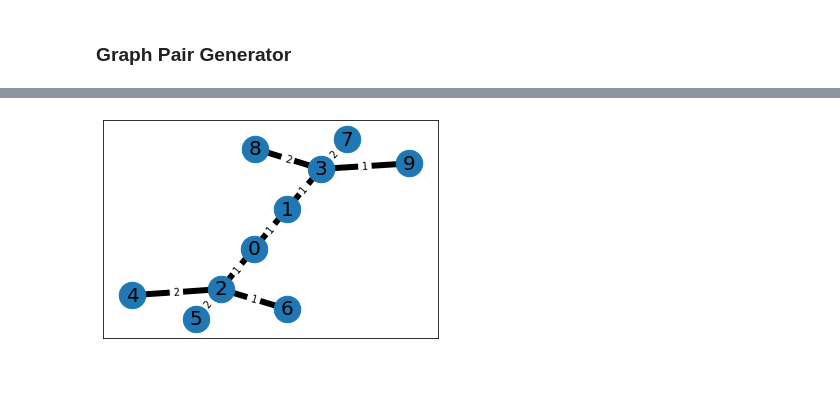
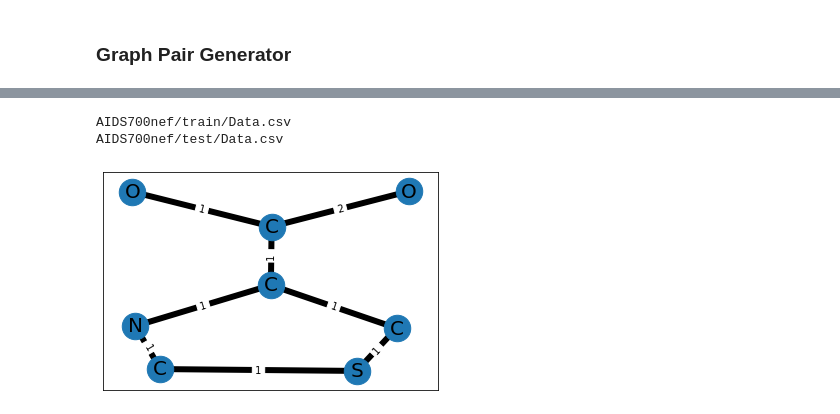
Before and after one commit to neuralresearch/CS39-6, a Jupyter notebook: HenryTaGSim.ipynb, the cells around one changed output, grey strips where cells are left out. Drawn from its saved outputs; the diff is of its cells as text; code cells hidden in the pictures; blank space fills up the shorter version.

```diff
--- a/HenryTaGSim.ipynb
+++ b/HenryTaGSim.ipynb
@@ -218,4 +244,72 @@ draw_graph(Graph)
-# %%
-draw_graph_id(Graph)
-# %% [output]
-[figure, removed]
+# %%
+
+import os
+import random
+import matplotlib.pyplot as plt
+import networkx as nx
+import random
+import pandas as pd
+def constrained_sum_sample_pos(n, total):
+    """Return a randomly chosen list of n positive integers summing to total.
+    Each such list is equally likely to occur."""
+
+    dividers = sorted(random.sample(range(1, total), n - 1))
+    return [a - b for a, b in zip(dividers + [total], [0] + dividers)]
+constrained_sum_sample_pos(4,16)
+
+
+maxNodeLabelList=[]
+maxEdgeLabelList=[]
+
+dirNameTrain = 'AIDS700nef/train/'
+dirNameTest = 'AIDS700nef/test/'
+trainSet=[]
+testSet=[]
+dirName=dirNameTrain
+filenames = os.listdir(dirName)
+df = pd.DataFrame(columns = ["oldGraph", "newGraph", "GEVSum","NR",'NID','ER','EID'])
+j=0
+for file in filenames:
+  if not file.split('.')[1] =='gexf':
+    continue
+  Graph = nx.read_gexf(dirName+file,version='1.2draft')
+  GEVList=constrained_sum_sample_pos(4,12)
+  targetGEV={'NR':GEVList[0],'NID':GEVList[1],'ER':GEVList[2],'EID':GEVList[3]}
+  (Graph,newGraph,GEV)=graphPairGenerator(Graph,targetGEV)
+  fileName=file.split('.')[0]+'_new.'+file.split('.')[1]
+  nx.write_gexf(newGraph ,dirName+ fileName )
+  new_row = pd.Series({"oldGraph":file, "newGraph":fileName, "GEVSum":GEV['NR']+GEV['NID']+GEV['ER']+GEV['EID'],"NR":GEV['NR'],'NID':GEV['NID'],'ER':GEV['ER'],'EID':GEV['EID']})
+  df.loc[j] = new_row
+  j=j+1
+df.to_csv(dirName+'Data.csv',index = False)
+print(dirName+'Data.csv')
+
+
+
+dirName=dirNameTest
+filenames = os.listdir(dirName)
+df = pd.DataFrame(columns = ["oldGraph", "newGraph", "GEVSum","NR",'NID','ER','EID'])
+j=0
+for file in filenames:
+  if not file.split('.')[1] =='gexf':
+    continue
+  Graph = nx.read_gexf(dirName+file,version='1.2draft')
+  GEVList=constrained_sum_sample_pos(4,12)
+  targetGEV={'NR':GEVList[0],'NID':GEVList[1],'ER':GEVList[2],'EID':GEVList[3]}
+  (Graph,newGraph,GEV)=graphPairGenerator(Graph,targetGEV)
+  fileName=file.split('.')[0]+'_new.'+file.split('.')[1]
+  nx.write_gexf(newGraph , dirName+fileName )
+  new_row = pd.Series({"oldGraph":file, "newGraph":fileName, "GEVSum":GEV['NR']+GEV['NID']+GEV['ER']+GEV['EID'],"NR":GEV['NR'],'NID':GEV['NID'],'ER':GEV['ER'],'EID':GEV['EID']})
+  df.loc[j] = new_row
+  j=j+1
+df.to_csv(dirName+'Data.csv',index = False)
+print(dirName+'Data.csv')
+# %% [output]
+AIDS700nef/train/Data.csv
+AIDS700nef/test/Data.csv
+# %%
+
+Graph = nx.read_gexf('AIDS700nef/test/1011.gexf',version='1.2draft')
+draw_graph(Graph)
+# %% [output]
+[figure, added]
```
Also changed, not shown: parts of 5 cells of this notebook.
